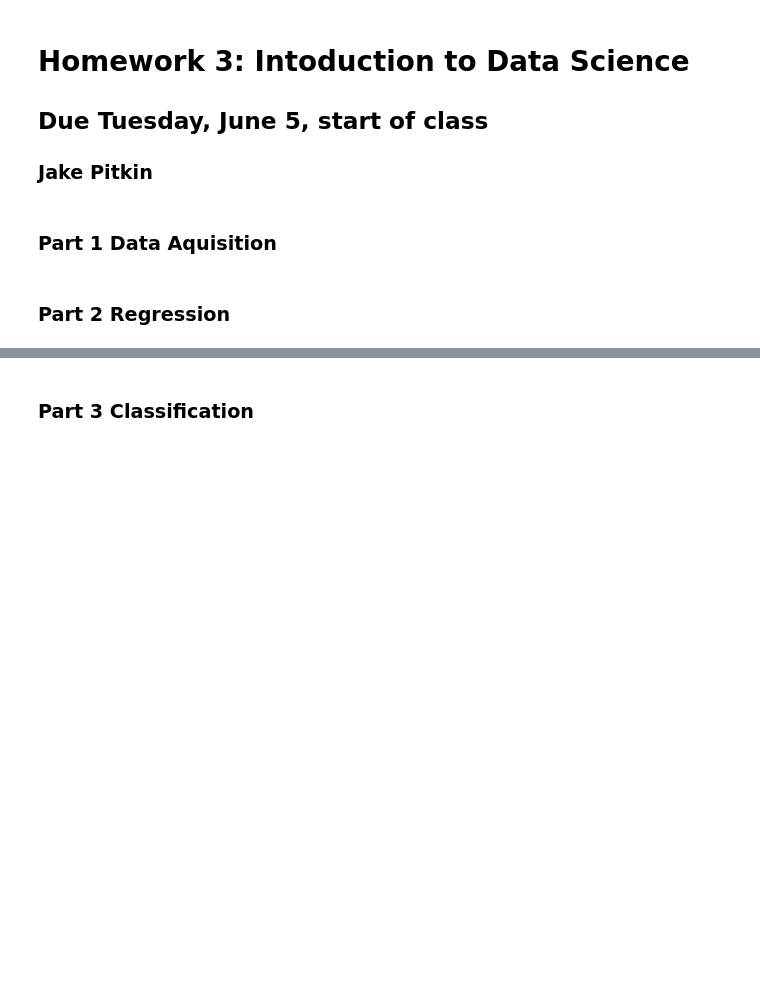
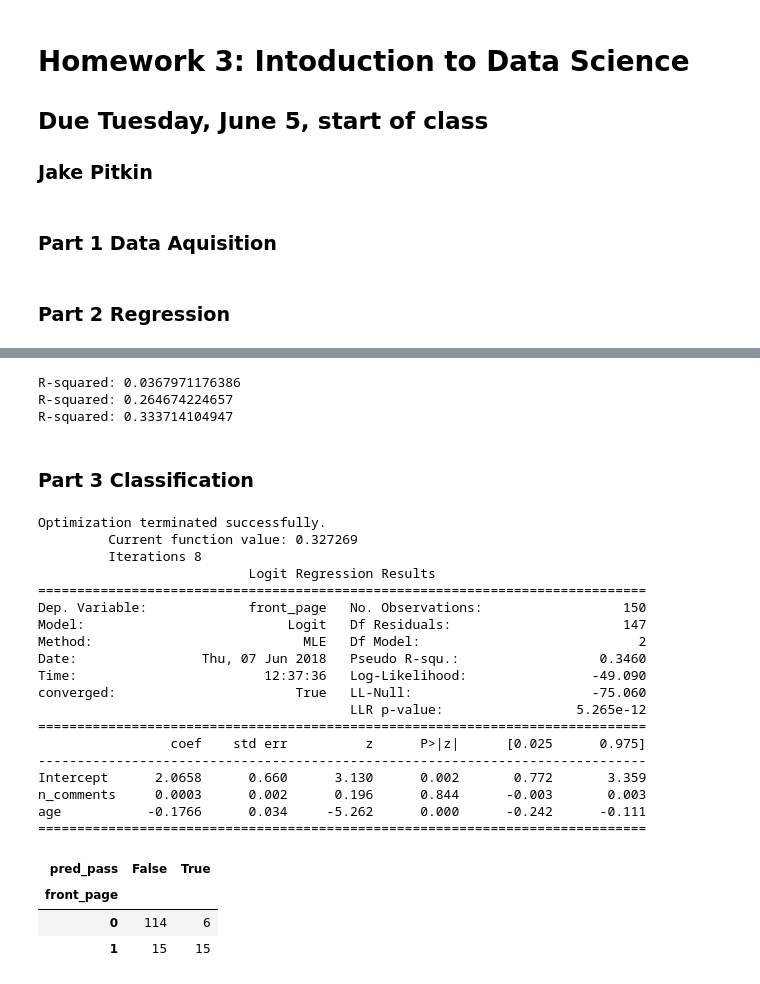
Before and after one commit to jspitkin/cs6017_hw, a Jupyter notebook: hw3/hw3.ipynb, the cells around one changed output, grey strips where cells are left out. Drawn from its saved outputs; the diff is of its cells as text; code cells hidden in the pictures; blank space fills up the shorter version.

```diff
--- a/hw3/hw3.ipynb
+++ b/hw3/hw3.ipynb
@@ -78,2 +119,49 @@ news_info.to_csv("news_info.csv", sep=',', index=False)
+# %%
+reg = sm.ols(formula="rank ~ n_points", data=df).fit()
+print("R-squared:", reg.rsquared)
+
+reg = sm.ols(formula="rank ~ age", data=df).fit()
+print("R-squared:", reg.rsquared)
+
+reg = sm.ols(formula="rank ~ age + n_points + n_comments", data=df).fit()
+print("R-squared:", reg.rsquared)
+# %% [output]
+R-squared: 0.0367971176386
+R-squared: 0.264674224657
+R-squared: 0.333714104947
 # %% [markdown]
 ### Part 3 Classification
+# %%
+# Add front page (rank 30 or better) indicator variable
+df['front_page'] = [1 if x <= 30 else 0 for x in df['rank']]
+
+model = sm.logit(formula="front_page ~ n_comments + age", data=df).fit()
+print(model.summary())
+par = dict(model.params)
+
+df['pred_pass'] = model.predict() > 0.5
+pd.crosstab(index=df["front_page"], columns=df["pred_pass"])
+# %% [output]
+Optimization terminated successfully.
+         Current function value: 0.327269
+         Iterations 8
+                           Logit Regression Results
+==============================================================================
+Dep. Variable:             front_page   No. Observations:                  150
+Model:                          Logit   Df Residuals:                      147
+Method:                           MLE   Df Model:                            2
+Date:                Thu, 07 Jun 2018   Pseudo R-squ.:                  0.3460
+Time:                        12:37:36   Log-Likelihood:                -49.090
+converged:                       True   LL-Null:                       -75.060
+                                        LLR p-value:                 5.265e-12
+==============================================================================
+                 coef    std err          z      P>|z|      [0.025      0.975]
+------------------------------------------------------------------------------
+Intercept      2.0658      0.660      3.130      0.002       0.772       3.359
+n_comments     0.0003      0.002      0.196      0.844      -0.003       0.003
+age           -0.1766      0.034     -5.262      0.000      -0.242      -0.111
+==============================================================================
+| pred_pass | False | True |
+| front_page |  |  |
+| 0 | 114 | 6 |
+| 1 | 15 | 15 |
```
Also changed, not shown: parts of 3 cells of this notebook, 23 other files.
